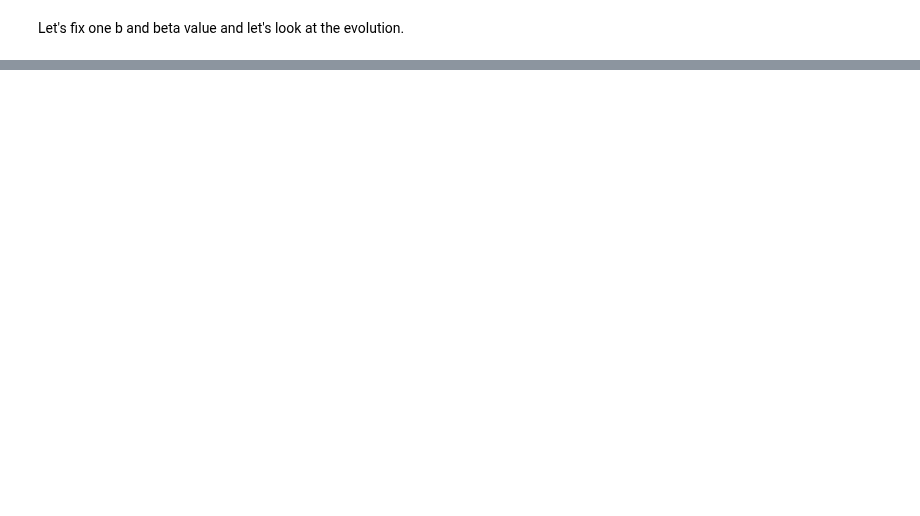
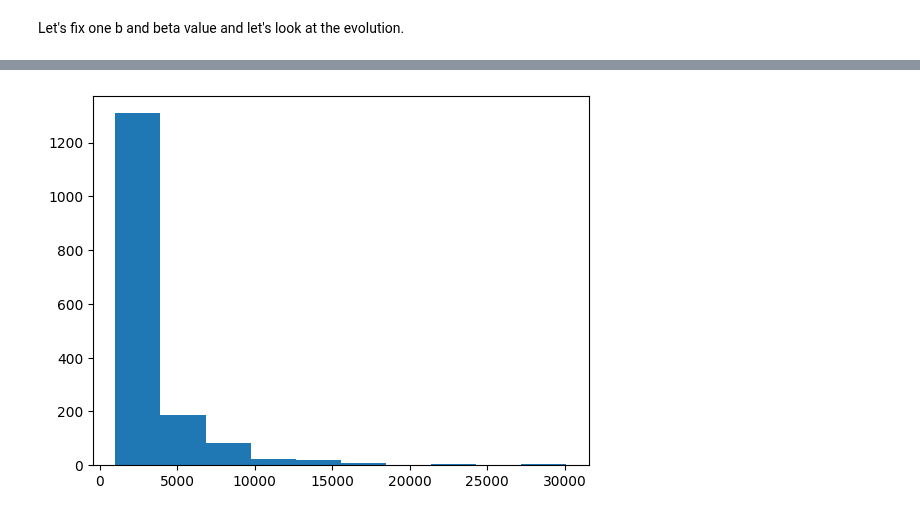
Before and after one commit to Nikoleta-v3/conditional-cooperation-with-longer-memory, a Jupyter notebook: notebooks/Counting and Reactive.ipynb, the cells around one changed output, grey strips where cells are left out. Saved outputs shown, nothing was run; the diff lists cells and outputs as text; code cells hidden in the pictures; blank space fills up the shorter version.

```diff
--- a/notebooks/Counting and Reactive.ipynb
+++ b/notebooks/Counting and Reactive.ipynb
@@ -14,0 +47,4 @@ counting2 = counting2[(counting2['beta'] == 1) & (counting2['c'] == 0.3)]
+# %%
+plt.hist(reactive2[reactive2['frequencies'] > 1000]['frequencies']);
+# %% [output]
+[figure, added]
```
Also changed, not shown: parts of 15 cells of this notebook, 22 other files.
